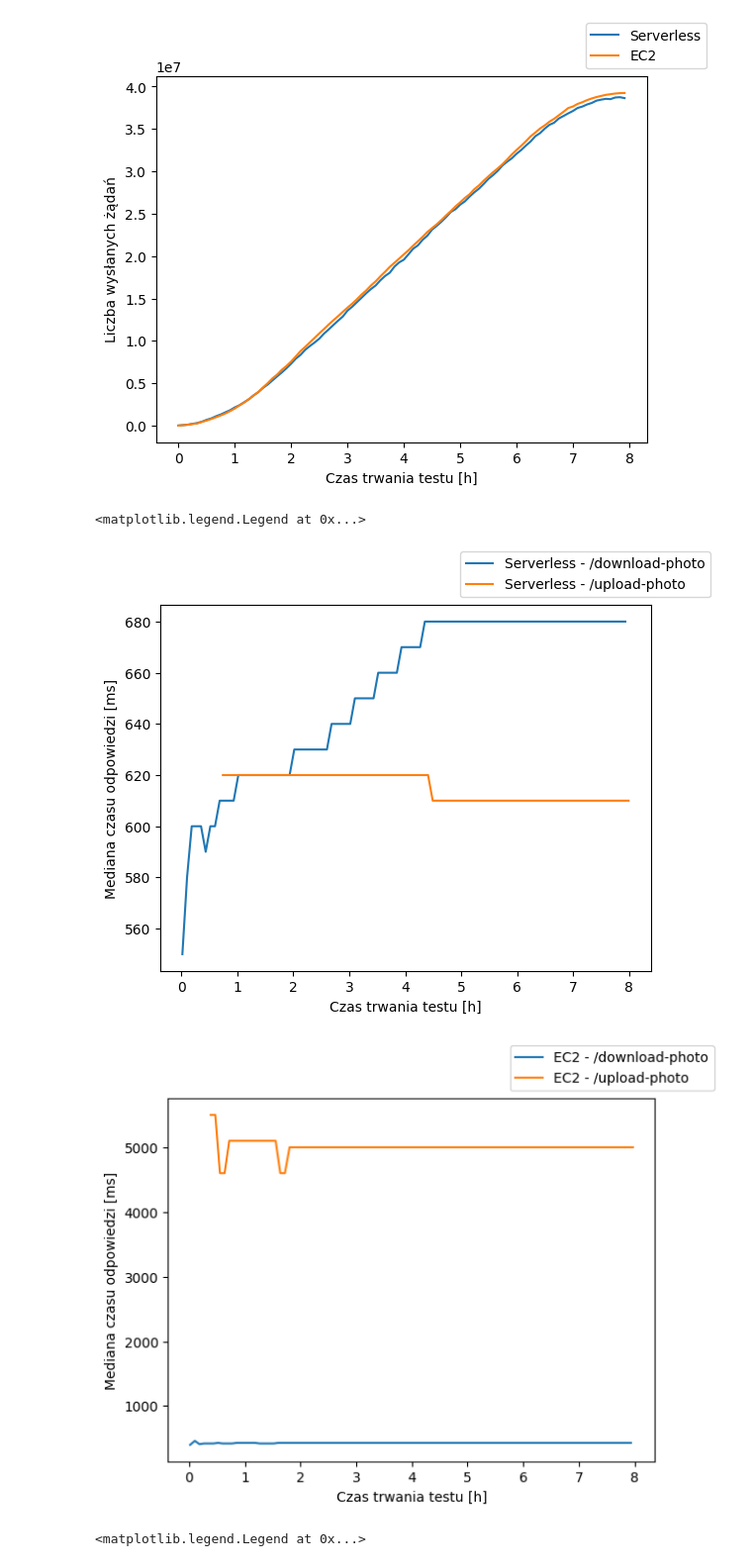
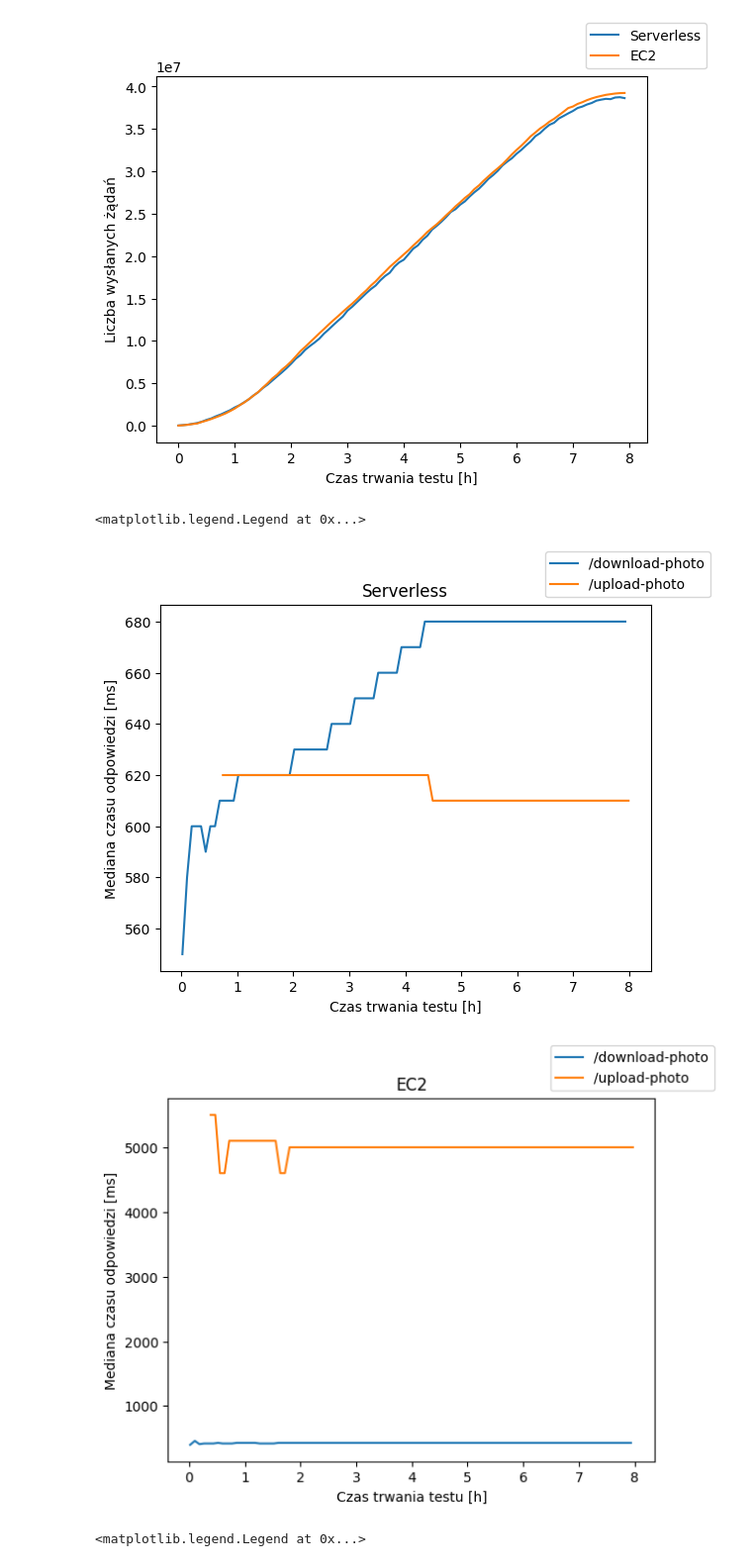
Before and after one commit to moreno-models/api, a Jupyter notebook: analysis/steady_locust.ipynb, the cells around one changed output. Shown at 99% size. Saved outputs shown, nothing was run; the diff lists cells and outputs as text; code cells hidden in the pictures.

Commit message:
Generate steady charts from locust, end

```diff
--- a/analysis/steady_locust.ipynb
+++ b/analysis/steady_locust.ipynb
@@ -101,18 +101,18 @@ fig.legend()
 # %%
 ops = ['/download-photo', '/upload-photo']
 fig, ax = start_plot()
-plot_metric(ax, serverless, ops, selected_metric, prefix='Serverless')
+plot_metric(ax, serverless, ops, selected_metric, title='Serverless')
 ax.set_ylabel(selected_metric_desc)
 fig.legend()
 
 fig, ax = start_plot()
-plot_metric(ax, ec2, ops,  selected_metric, prefix='EC2')
+plot_metric(ax, ec2, ops,  selected_metric, title='EC2')
 ax.set_ylabel(selected_metric_desc)
 fig.legend()
 # %% [output]
 <matplotlib.legend.Legend at 0x...>
-[figure, old version]
+[figure, new version]
-[figure, old version]
+[figure, new version]
 # %%
 ops = ['/photos/{all}', '/photos', '/photos?modelSlug=', '/models/{modelSlug}', '/models']
 fig, ax = start_plot()
```
Also changed, not shown: 4 other files.
